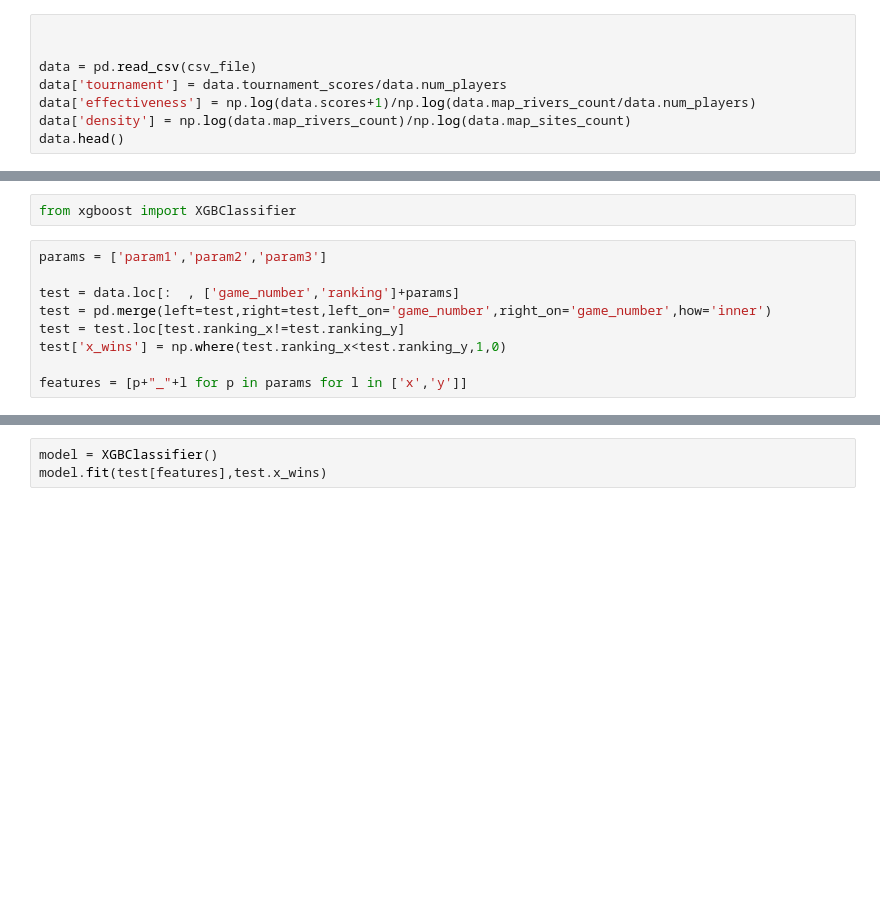
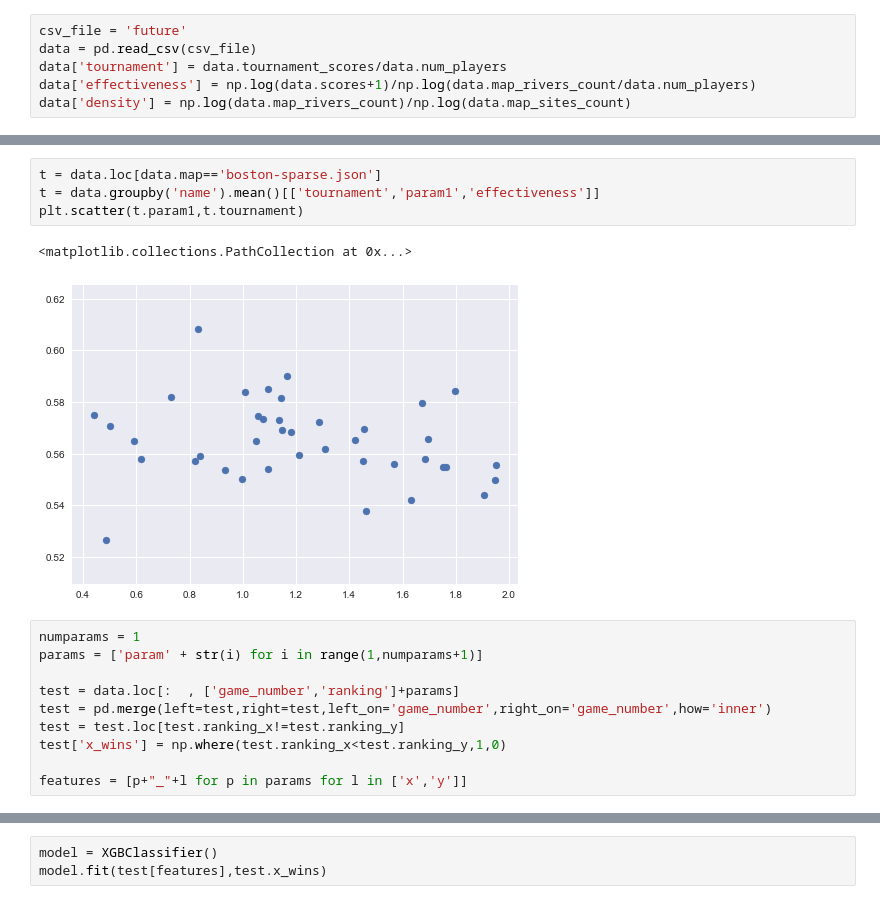
Before and after one commit to kontur-contests/icfpc2017-kontur-ru, a Jupyter notebook: python/Tunning.ipynb, the cells around one changed output, grey strips where cells are left out. Drawn from its saved outputs; the diff is of its cells as text; blank space fills up the shorter version.

```diff
--- a/python/Tunning.ipynb
+++ b/python/Tunning.ipynb
@@ -12,8 +11,6 @@ csv_file = 'naserator.csv'
 # %%
-
-
+csv_file = 'future'
 data = pd.read_csv(csv_file)
 data['tournament'] = data.tournament_scores/data.num_players
 data['effectiveness'] = np.log(data.scores+1)/np.log(data.map_rivers_count/data.num_players)
 data['density'] = np.log(data.map_rivers_count)/np.log(data.map_sites_count)
-data.head()
@@ -27,7 +17,13 @@ data.head()
-# %%
-from xgboost import XGBClassifier
+# %%
+t = data.loc[data.map=='boston-sparse.json']
+t = data.groupby('name').mean()[['tournament','param1','effectiveness']]
+plt.scatter(t.param1,t.tournament)
+# %% [output]
+<matplotlib.collections.PathCollection at 0x...>
+[figure, added]
 # %%
-params = ['param1','param2','param3']
+numparams = 1
+params = ['param' + str(i) for i in range(1,numparams+1)]
 
 test = data.loc[:  , ['game_number','ranking']+params]
 test = pd.merge(left=test,right=test,left_on='game_number',right_on='game_number',how='inner')
```
Also changed, not shown: parts of 7 cells of this notebook, 3 other files.
